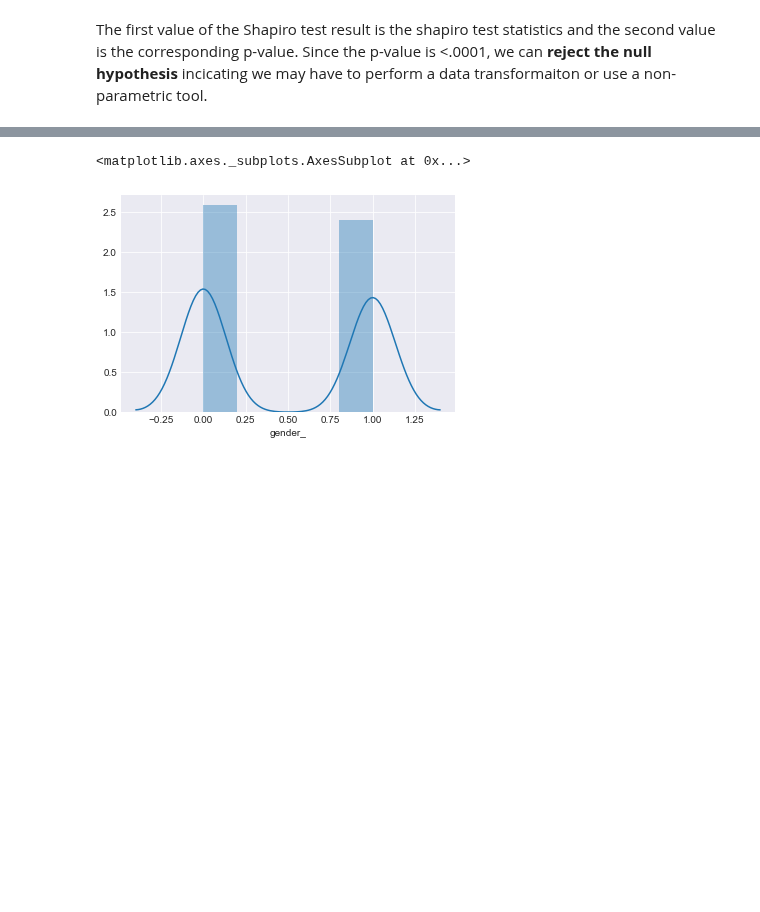
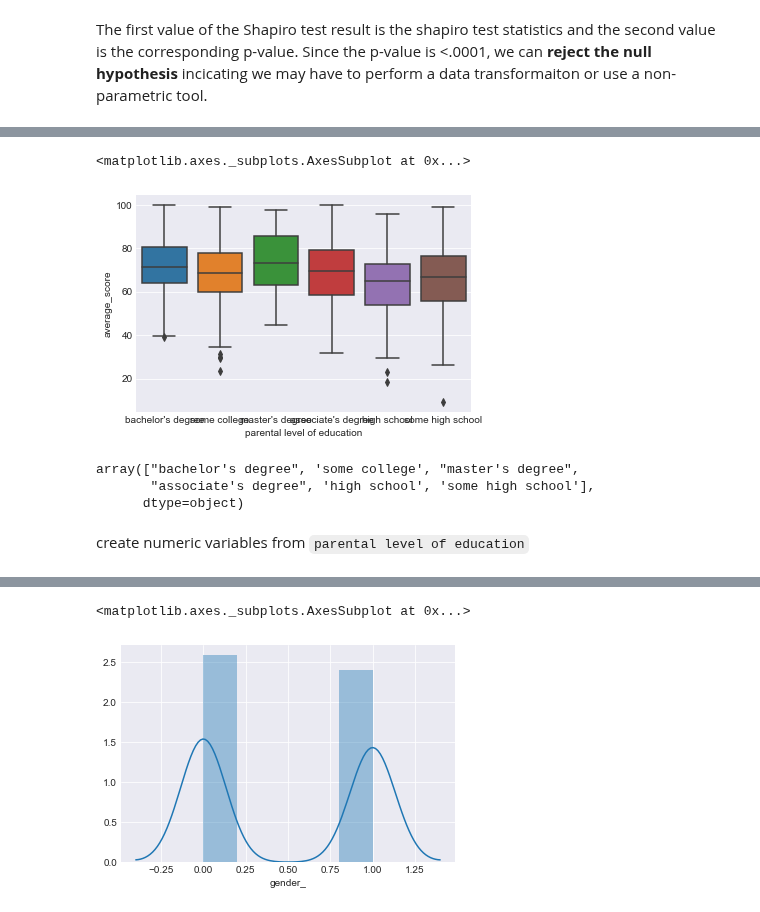
Before and after one commit to naivelogic/Machine_Learning_Notebooks, a Jupyter notebook: Data_Science/(dev) Students Performance in Exams.ipynb, the cells around one changed output, grey strips where cells are left out. Saved outputs shown, nothing was run; the diff lists cells and outputs as text; code cells hidden in the pictures; blank space fills up the shorter version.

```diff
--- a/Data_Science/(dev) Students Performance in Exams.ipynb
+++ b/Data_Science/(dev) Students Performance in Exams.ipynb
@@ -153,0 +275,6 @@ The first value of the Shapiro test result is the shapiro test statistics and th
+# %%
+sns.boxplot(x="parental level of education", y="average_score",
+            data = education)
+# %% [output]
+<matplotlib.axes._subplots.AxesSubplot at 0x...>
+[figure, added]
@@ -153,0 +284,8 @@ The first value of the Shapiro test result is the shapiro test statistics and th
+# %%
+education['parental level of education'].unique()
+# %% [output]
+array(["bachelor's degree", 'some college', "master's degree",
+       "associate's degree", 'high school', 'some high school'],
+      dtype=object)
+# %% [markdown]
+create numeric variables from `parental level of education`
```
Also changed, not shown: parts of 34 cells of this notebook.
